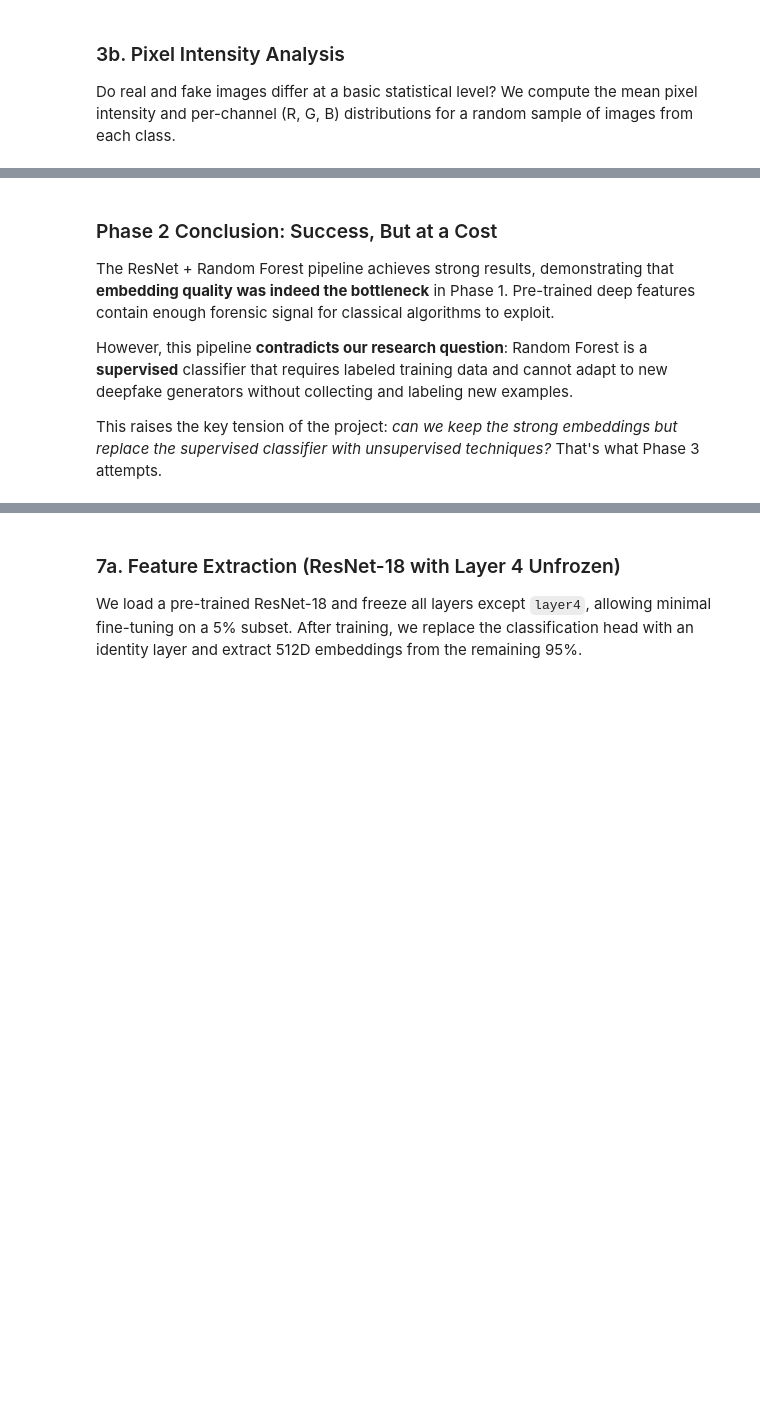
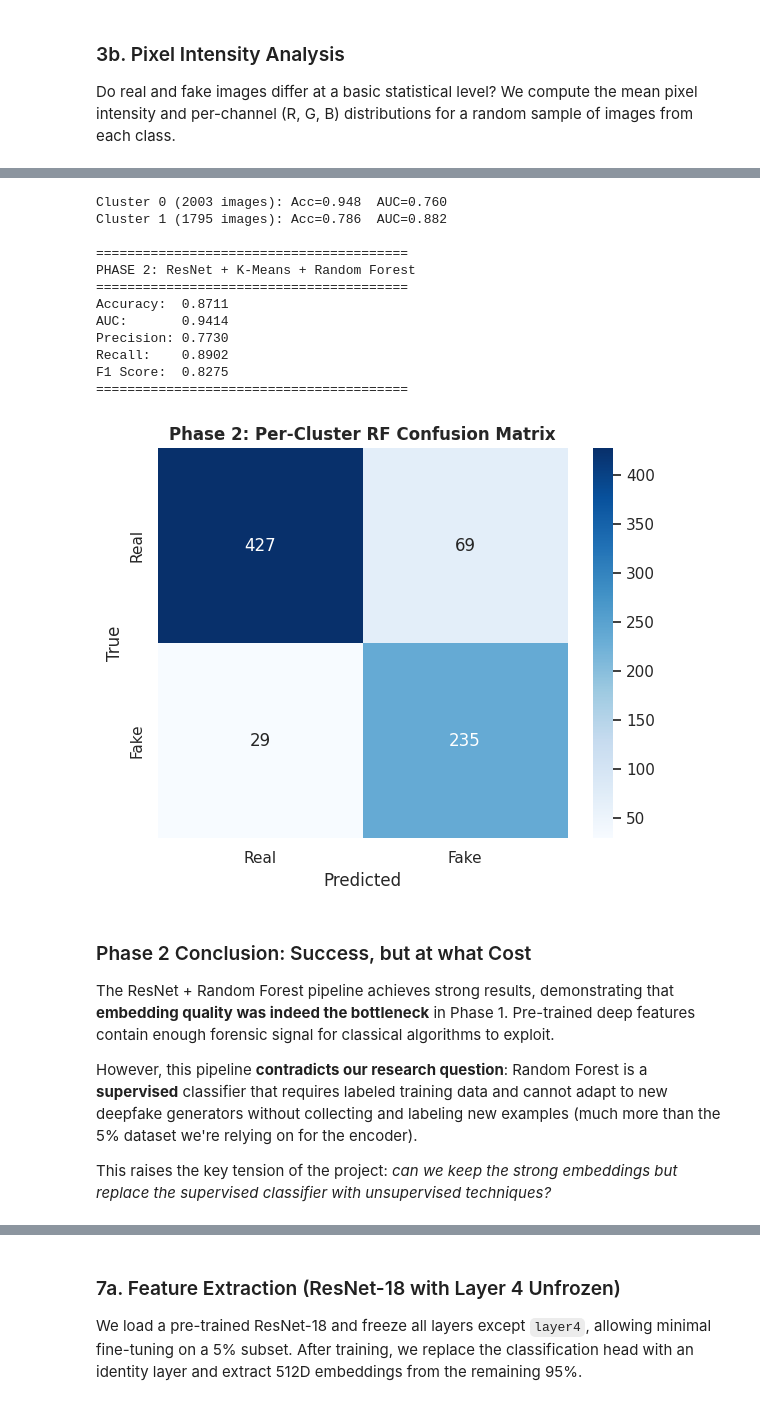
Before and after one commit to GMar25/DATA-MINING-ANALYSIS-Course-Project-Identifying-Deepfakes, a Jupyter notebook: main_notebook.ipynb, the cells around one changed output, grey strips where cells are left out. Cells and saved outputs as stored; diff of their text form; code cells hidden in the pictures; blank space fills up the shorter version.

Commit message:
Add main_notebook and requirements

```diff
--- a/main_notebook.ipynb
+++ b/main_notebook.ipynb
@@ -594,48 +877,84 @@ print(f"Extracted {X_resnet.shape[0]} embeddings of dimension {X_resnet.shape[1]
 # %%
-# ── Phase 2: Random Forest Classification ──
-X_train_rf, X_test_rf, y_train_rf, y_test_rf = train_test_split(
-    X_resnet, y_resnet, test_size=0.3, random_state=SEED, stratify=y_resnet
-)
+# ── Phase 2: Per-Cluster Random Forest Classification ──
+global_y_true, global_y_pred, global_y_proba = [], [], []
 
-rf = RandomForestClassifier(n_estimators=200, random_state=SEED, n_jobs=-1)
-rf.fit(X_train_rf, y_train_rf)
+for i in range(K_P2):
+    mask = cluster_ids_p2 == i
+    X_c = X_p2[mask]
+    y_c = y_p2[mask]
 
-y_pred_rf = rf.predict(X_test_rf)
-y_proba_rf = rf.predict_proba(X_test_rf)[:, 1]
+    if len(np.unique(y_c)) < 2 or len(y_c) < 10:
+        print(f"Cluster {i}: skipped (too small or single class)")
+        continue
 
-acc_rf = accuracy_score(y_test_rf, y_pred_rf)
-auc_rf = roc_auc_score(y_test_rf, y_proba_rf)
-prec_rf = precision_score(y_test_rf, y_pred_rf)
-rec_rf = recall_score(y_test_rf, y_pred_rf)
-f1_rf = f1_score(y_test_rf, y_pred_rf)
+    X_tr, X_te, y_tr, y_te = train_test_split(
+        X_c, y_c, test_size=0.2, random_state=SEED, stratify=y_c
+    )
+    rf_c = RandomForestClassifier(n_estimators=100, random_state=SEED,
+                                   max_depth=12, n_jobs=-1)
+    rf_c.fit(X_tr, y_tr)
+    y_pred_c  = rf_c.predict(X_te)
+    y_proba_c = rf_c.predict_proba(X_te)[:, 1]
 
-print("=" * 40)
-print("PHASE 2: ResNet + Random Forest")
+    local_acc = accuracy_score(y_te, y_pred_c)
+    local_auc = roc_auc_score(y_te, y_proba_c)
+    print(f"Cluster {i} ({mask.sum():4d} images): Acc={local_acc:.3f}  AUC={local_auc:.3f}")
+
+    global_y_true.extend(y_te)
+    global_y_pred.extend(y_pred_c)
+    global_y_proba.extend(y_proba_c)
+
+global_y_true  = np.array(global_y_true)
+global_y_pred  = np.array(global_y_pred)
+global_y_proba = np.array(global_y_proba)
+
+acc_rf  = accuracy_score(global_y_true, global_y_pred)
+auc_rf  = roc_auc_score(global_y_true, global_y_proba)
+prec_rf = precision_score(global_y_true, global_y_pred)
+rec_rf  = recall_score(global_y_true, global_y_pred)
+f1_rf   = f1_score(global_y_true, global_y_pred)
+
+print("\n" + "=" * 40)
+print("PHASE 2: ResNet + K-Means + Random Forest")
 print("=" * 40)
 print(f"Accuracy:  {acc_rf:.4f}")
 print(f"AUC:       {auc_rf:.4f}")
 print(f"Precision: {prec_rf:.4f}")
 print(f"Recall:    {rec_rf:.4f}")
 print(f"F1 Score:  {f1_rf:.4f}")
 print("=" * 40)
 
-# Confusion matrix
 fig, ax = plt.subplots(figsize=(6, 5))
-cm_rf = confusion_matrix(y_test_rf, y_pred_rf)
-sns.heatmap(cm_rf, annot=True, fmt='d', cmap='Blues', xticklabels=['Real', 'Fake'], yticklabels=['Real', 'Fake'], ax=ax)
+sns.heatmap(confusion_matrix(global_y_true, global_y_pred), annot=True, fmt='d',
+            cmap='Blues', xticklabels=['Real', 'Fake'],
+            yticklabels=['Real', 'Fake'], ax=ax)
 ax.set_xlabel("Predicted")
 ax.set_ylabel("True")
-ax.set_title("Phase 2: Random Forest Confusion Matrix", fontweight='bold')
+ax.set_title("Phase 2: Per-Cluster RF Confusion Matrix", fontweight='bold')
 plt.tight_layout()
 plt.show()
+# %% [output]
+Cluster 0 (2003 images): Acc=0.948  AUC=0.760
+Cluster 1 (1795 images): Acc=0.786  AUC=0.882
+
+========================================
+PHASE 2: ResNet + K-Means + Random Forest
+========================================
+Accuracy:  0.8711
+AUC:       0.9414
+Precision: 0.7730
+Recall:    0.8902
+F1 Score:  0.8275
+========================================
+[figure, added]
 # %% [markdown]
-### Phase 2 Conclusion: Success, But at a Cost
+### Phase 2 Conclusion: Success, but at what Cost
 
 The ResNet + Random Forest pipeline achieves strong results, demonstrating that **embedding quality was indeed the bottleneck** in Phase 1. Pre-trained deep features contain enough forensic signal for classical algorithms to exploit.
 
-However, this pipeline **contradicts our research question**: Random Forest is a **supervised** classifier that requires labeled training data and cannot adapt to new deepfake generators without collecting and labeling new examples.
+However, this pipeline **contradicts our research question**: Random Forest is a **supervised** classifier that requires labeled training data and cannot adapt to new deepfake generators without collecting and labeling new examples (much more than the 5% dataset we're relying on for the encoder).
 
-This raises the key tension of the project: *can we keep the strong embeddings but replace the supervised classifier with unsupervised techniques?* That's what Phase 3 attempts.
+This raises the key tension of the project: *can we keep the strong embeddings but replace the supervised classifier with unsupervised techniques?*
 # %% [markdown]
 <a name="phase3"></a>
 ## 7. Phase 3: The Fusion Gauntlet (Final Pipeline)
```
Also changed, not shown: parts of 58 cells of this notebook, 2 other files.
